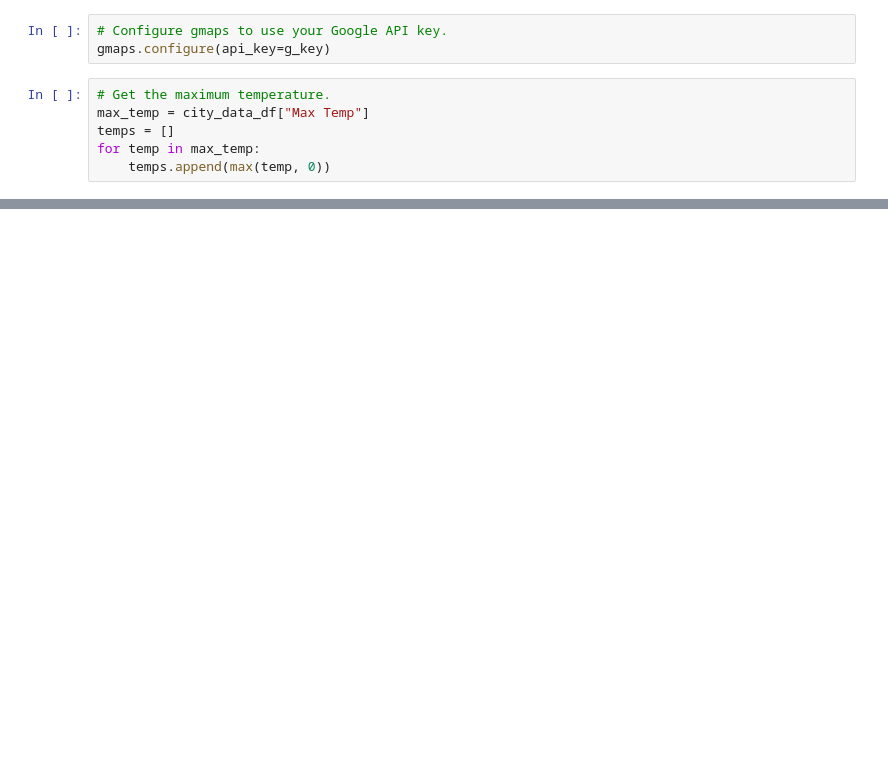
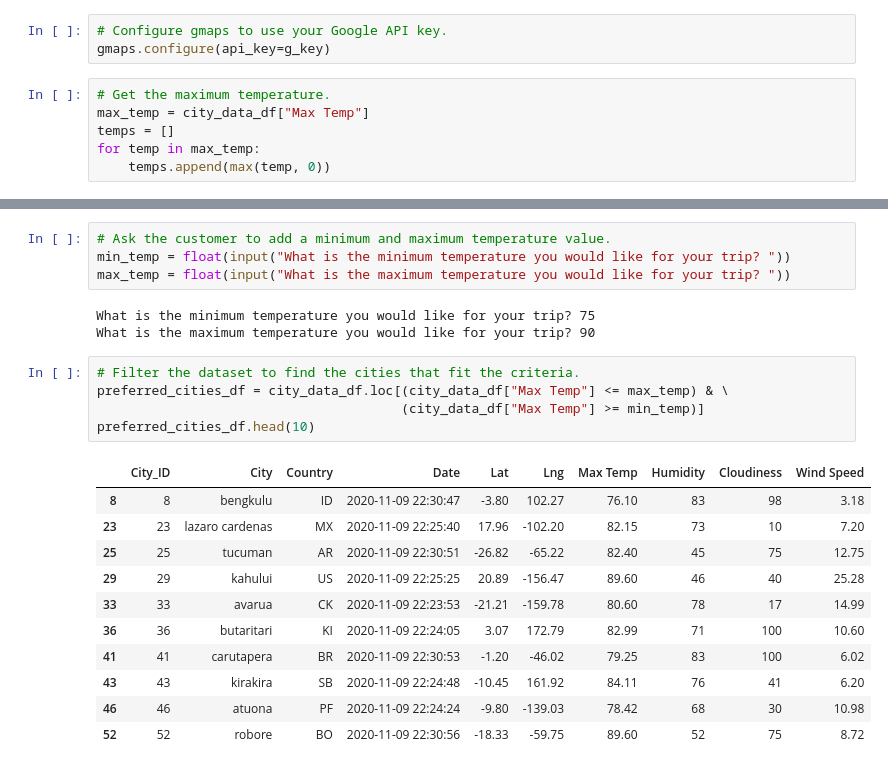
Before and after one commit to abeebe911/World_Weather_Analysis, a Jupyter notebook: VacationPy.ipynb, the cells around one changed output, grey strips where cells are left out. Cells and saved outputs as stored; diff of their text form; blank space fills up the shorter version.

```diff
--- a/VacationPy.ipynb
+++ b/VacationPy.ipynb
@@ -91,3 +107,27 @@ fig.add_layer(heat_layer)
 fig
 # %% [output]
 [interactive output not drawn]
+# %%
+# Ask the customer to add a minimum and maximum temperature value.
+min_temp = float(input("What is the minimum temperature you would like for your trip? "))
+max_temp = float(input("What is the maximum temperature you would like for your trip? "))
+# %% [output]
+What is the minimum temperature you would like for your trip? 75
+What is the maximum temperature you would like for your trip? 90
+# %%
+# Filter the dataset to find the cities that fit the criteria.
+preferred_cities_df = city_data_df.loc[(city_data_df["Max Temp"] <= max_temp) & \
+                                       (city_data_df["Max Temp"] >= min_temp)]
+preferred_cities_df.head(10)
+# %% [output]
+|  | City_ID | City | Country | Date | Lat | Lng | Max Temp | Humidity | Cloudiness | Wind Speed |
+| 8 | 8 | bengkulu | ID | 2020-11-09 22:30:47 | -3.80 | 102.27 | 76.10 | 83 | 98 | 3.18 |
+| 23 | 23 | lazaro cardenas | MX | 2020-11-09 22:25:40 | 17.96 | -102.20 | 82.15 | 73 | 10 | 7.20 |
+| 25 | 25 | tucuman | AR | 2020-11-09 22:30:51 | -26.82 | -65.22 | 82.40 | 45 | 75 | 12.75 |
+| 29 | 29 | kahului | US | 2020-11-09 22:25:25 | 20.89 | -156.47 | 89.60 | 46 | 40 | 25.28 |
+| 33 | 33 | avarua | CK | 2020-11-09 22:23:53 | -21.21 | -159.78 | 80.60 | 78 | 17 | 14.99 |
+| 36 | 36 | butaritari | KI | 2020-11-09 22:24:05 | 3.07 | 172.79 | 82.99 | 71 | 100 | 10.60 |
+| 41 | 41 | carutapera | BR | 2020-11-09 22:30:53 | -1.20 | -46.02 | 79.25 | 83 | 100 | 6.02 |
+| 43 | 43 | kirakira | SB | 2020-11-09 22:24:48 | -10.45 | 161.92 | 84.11 | 76 | 41 | 6.20 |
+| 46 | 46 | atuona | PF | 2020-11-09 22:24:24 | -9.80 | -139.03 | 78.42 | 68 | 30 | 10.98 |
+| 52 | 52 | robore | BO | 2020-11-09 22:30:56 | -18.33 | -59.75 | 89.60 | 52 | 75 | 8.72 |
```
Also changed, not shown: parts of 13 cells of this notebook, 8 other files.
